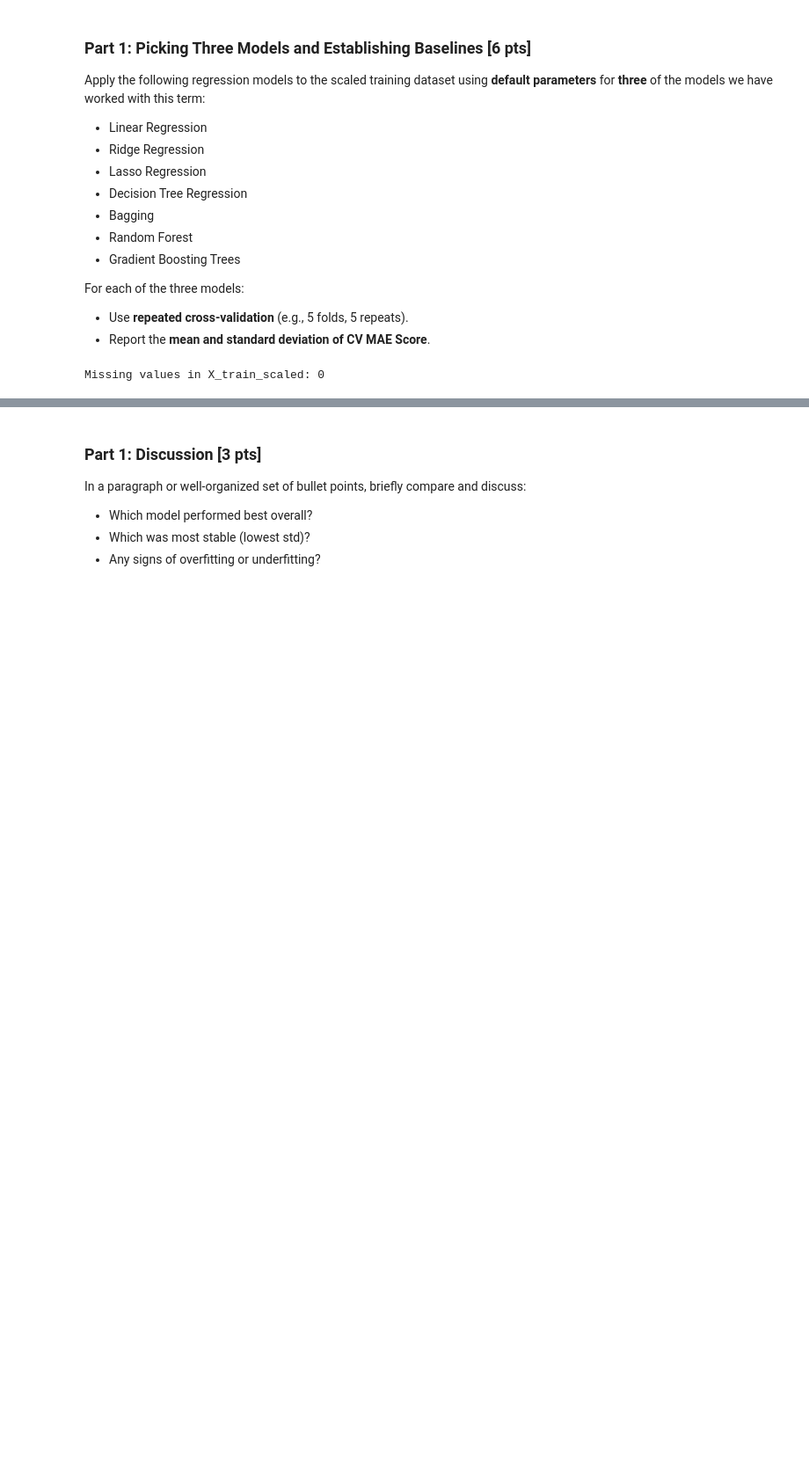
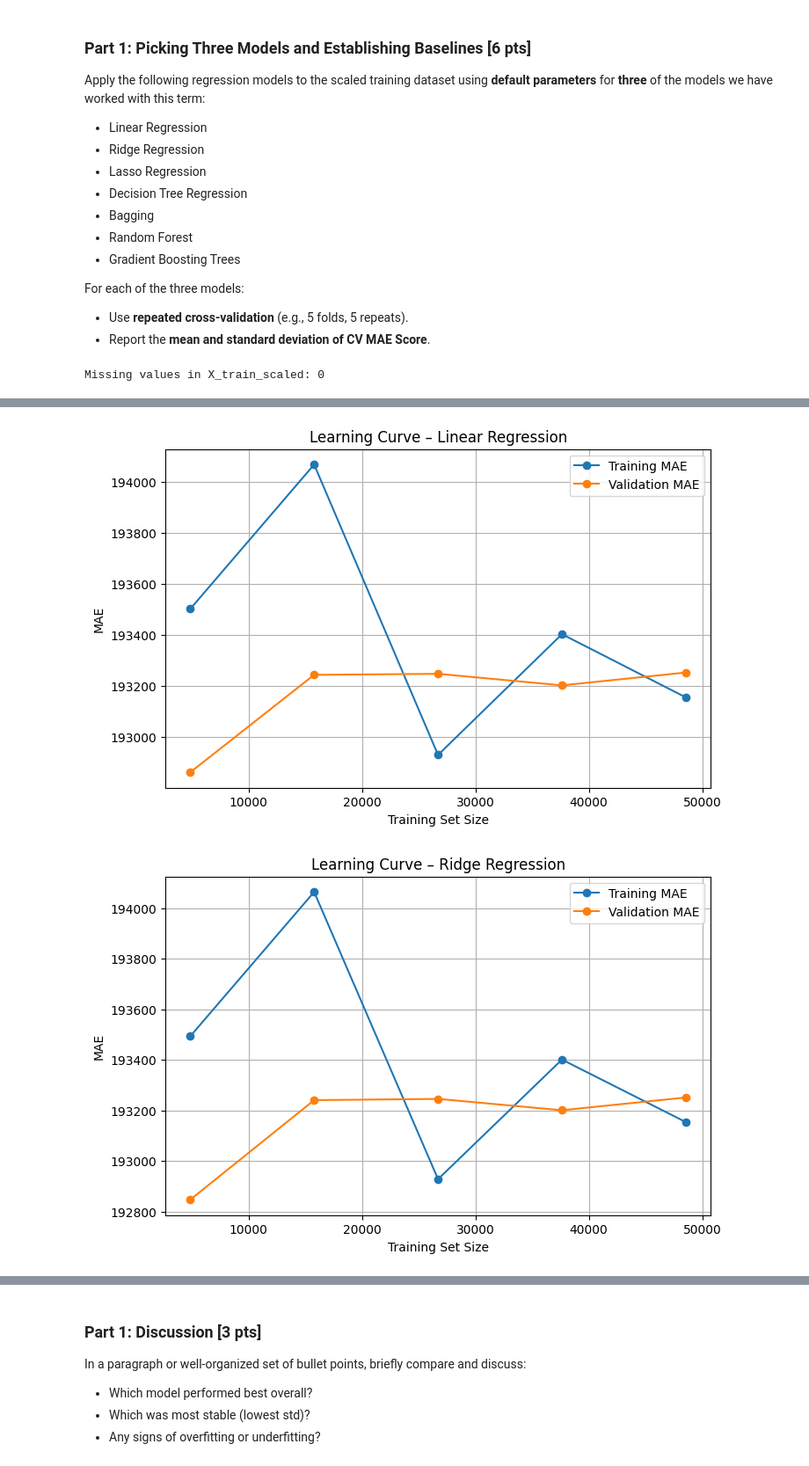
Before and after one commit to TINYRAINYLIN/DX603-Milestone2, a Jupyter notebook: Milestone_02.ipynb, the cells around one changed output, grey strips where cells are left out. Shown: that part at 88% size. Saved outputs shown, nothing was run; the diff lists cells and outputs as text; code cells hidden in the pictures; blank space fills up the shorter version.

Commit message:
Added learning curve and adjusted the discussion 1

```diff
--- a/Milestone_02.ipynb
+++ b/Milestone_02.ipynb
@@ -271,2 +272,27 @@ results_df.sort_values("Mean MAE")
 | 1 | Ridge Regression | 193251.642484 | 1814.660383 |
 | 0 | Linear Regression | 193252.356890 | 1814.642986 |
+# %%
+#Testing for the learning curve to see if it is overfitting/underfitting
+
+for name, model in models.items():
+    train_sizes, train_scores, val_scores = learning_curve(
+        model, X_train_scaled, y_train,
+        cv=cv, scoring=scoring, train_sizes=np.linspace(0.1, 1.0, 5),
+        n_jobs=-1
+    )
+
+    train_mean = -np.mean(train_scores, axis=1)
+    val_mean = -np.mean(val_scores, axis=1)
+
+    plt.figure(figsize=(8, 5))
+    plt.plot(train_sizes, train_mean, 'o-', label='Training MAE')
+    plt.plot(train_sizes, val_mean, 'o-', label='Validation MAE')
+    plt.xlabel('Training Set Size')
+    plt.ylabel('MAE')
+    plt.title(f'Learning Curve – {name}')
+    plt.legend()
+    plt.grid(True)
+    plt.show()
+# %% [output]
+[figure, added]
+[figure, added]
```
Also changed, not shown: parts of 4 cells of this notebook, 1 other file.
